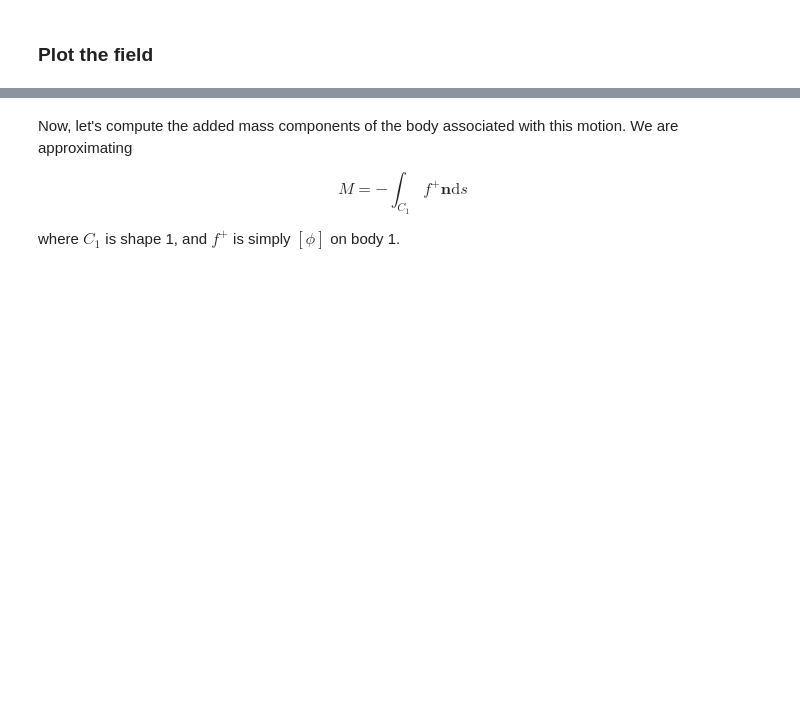
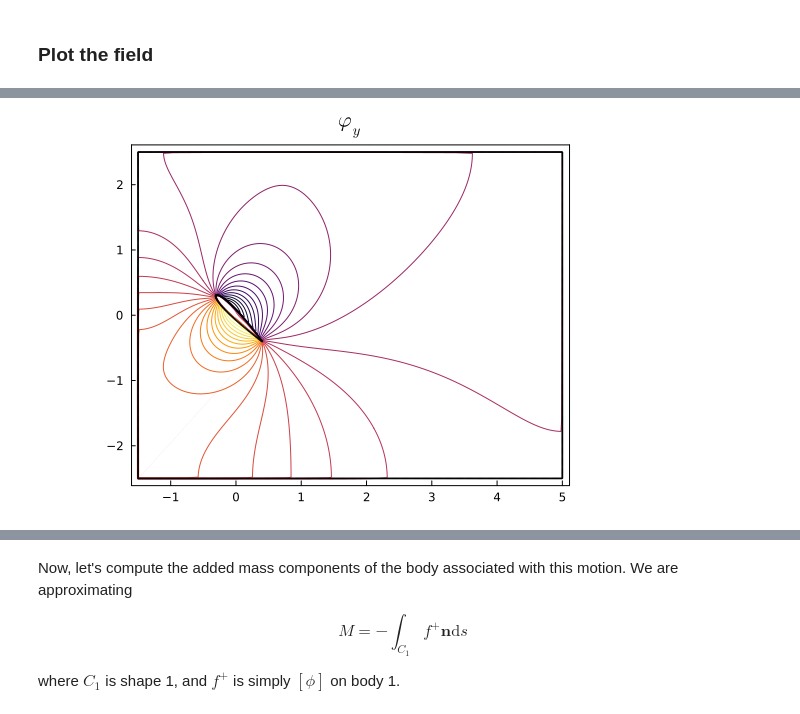
Before and after one commit to jdeldre/MassivelySeparatedFlows.jl, a Jupyter notebook: notebooks/Auxiliary potential fields.ipynb, the cells around one changed output, grey strips where cells are left out. Saved outputs shown, nothing was run; the diff lists cells and outputs as text; code cells hidden in the pictures; blank space fills up the shorter version.

```diff
--- a/notebooks/Auxiliary potential fields.ipynb
+++ b/notebooks/Auxiliary potential fields.ipynb
@@ -190,32 +113,0 @@ one you want and then solve the problem
-# %%
-function get_vnplus(base_cache,phys_params)
-    @unpack bl = base_cache
-    nrm = normals(base_cache)
-    pts = points(base_cache)
-
-    vnplus = zeros_surface(base_cache)
-
-    # Center of body
-    Xc, Yc = bl[1].cent
-    pts.u .-= Xc
-    pts.v .-= Yc
-
-    # Set the condition on body 1
-
-    # For x translation, use this
-    copyto!(vnplus,nrm.u,base_cache,1)
-
-    # For y translation, use this
-    #copyto!(vnplus,nrm.v,base_cache,1)
-
-    # For rotation, use this
-    #copyto!(vnplus,pointwise_cross(pts,nrm),base_cache,1)
-
-    return vnplus
-end
-
-
-function get_vnminus(base_cache,phys_params)
-    vnminus = zeros_surface(base_cache)
-    return vnminus
-end
@@ -235,0 +141,9 @@ ps
+# %%
+get_vnplus(base_cache,phys_params) = dfdn_ny(base_cache,phys_params)
+
+fy, dfy, sy, dsy = solve(prob,sys);
+
+ps = plot(fy,sys,layers=true,levels=30,title="\$ϕ_y\$")
+ps
+# %% [output]
+[figure, added]
```
Also changed, not shown: parts of 25 cells of this notebook, 3 other files.
